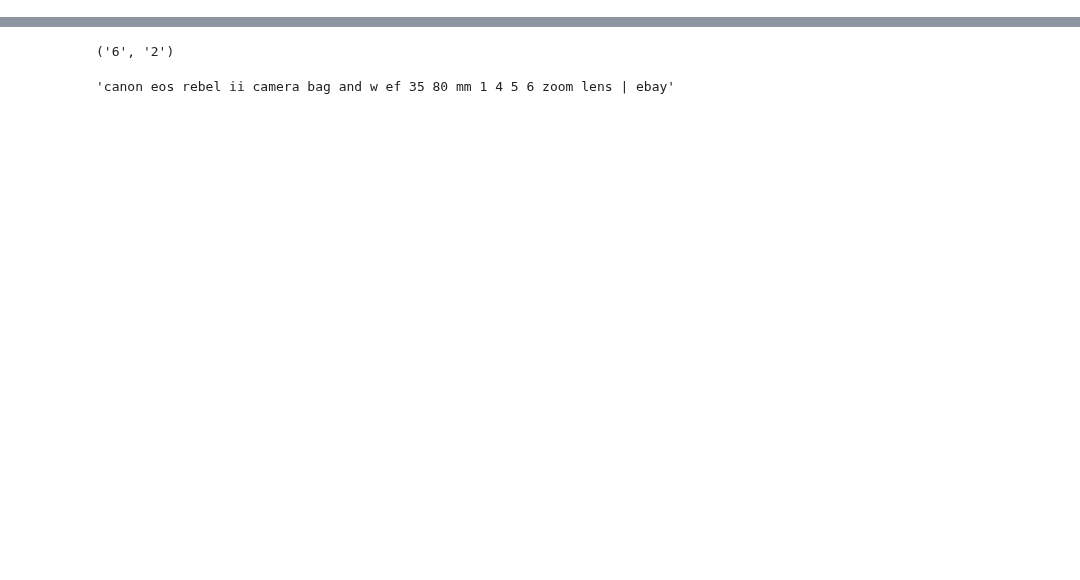
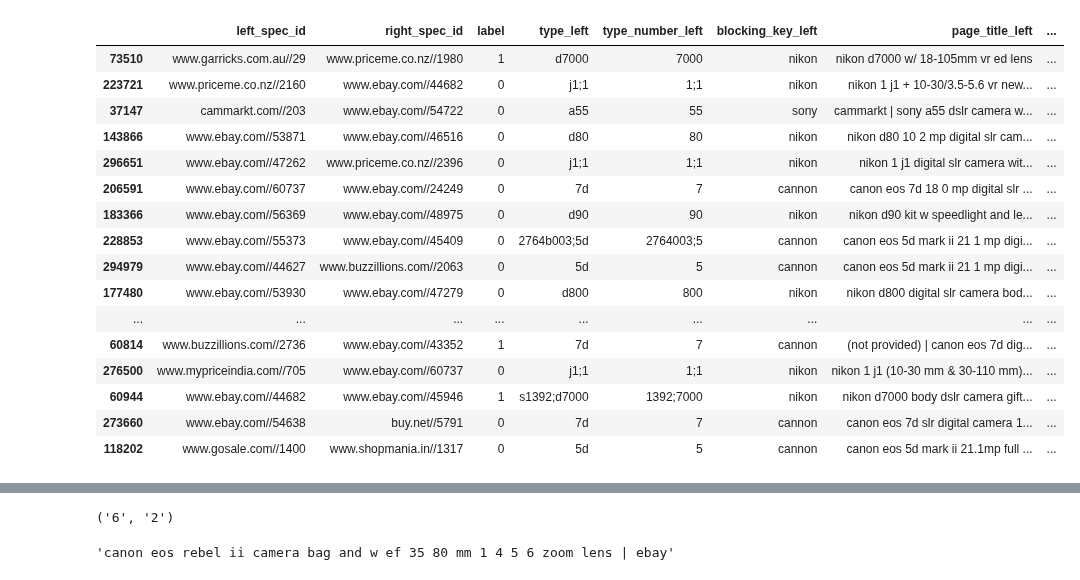
Before and after one commit to greatji/SigmodProgrammingContest2020_code, a Jupyter notebook: Model_1.ipynb, the cells around one changed output, grey strips where cells are left out. Drawn from its saved outputs; the diff is of its cells as text; code cells hidden in the pictures; blank space fills up the shorter version.

```diff
--- a/Model_1.ipynb
+++ b/Model_1.ipynb
@@ -538,6 +538,6 @@ xxxx = pd.read_csv('/home/sunji/EM_sigmod/sigmod_large_labelled_dataset.csv')
 # xxxx.columns = ['left_spec_id', 'right_spec_id', 'left_spec_title', 'right_spec_title']
 # %%
-xxxx = candidates.join(structured_data[['type', 'type_number', 'blocking_key', 'page_title', 'version']], on='left_spec_id', how='inner').join(structured_data[['type', 'type_number', 'blocking_key', 'page_title', 'version']], on='right_spec_id', how='inner', lsuffix='_left', rsuffix='_right')
+xxxx = xxxx.join(structured_data[['type', 'type_number', 'blocking_key', 'page_title', 'version']], on='left_spec_id', how='inner').join(structured_data[['type', 'type_number', 'blocking_key', 'page_title', 'version']], on='right_spec_id', how='inner', lsuffix='_left', rsuffix='_right')
 # %%
 xxxx.to_csv('/home/sunji/EM_sigmod/quickstart_package/label_pairs_with_key_type.csv', index=False)
 # %%
@@ -546,6 +546,26 @@ xxxx.to_csv('/home/sunji/EM_sigmod/pairs_with_key_type.csv', index=False)
 xxxx.to_csv('/home/sunji/EM_sigmod/quickstart_package/candidate_pairs_with_key_type.csv', index=False)
 # %%
 structured_data = structured_data.set_index('spec_id')
+# %%
+xxxx.sample(50)
+# %% [output]
+|  | left_spec_id | right_spec_id | label | type_left | type_number_left | blocking_key_left | page_title_left | ... |
+| 73510 | www.garricks.com.au//29 | www.priceme.co.nz//1980 | 1 | d7000 | 7000 | nikon | nikon d7000 w/ 18-105mm vr ed lens | ... |
+| 223721 | www.priceme.co.nz//2160 | www.ebay.com//44682 | 0 | j1;1 | 1;1 | nikon | nikon 1 j1 + 10-30/3.5-5.6 vr new... | ... |
+| 37147 | cammarkt.com//203 | www.ebay.com//54722 | 0 | a55 | 55 | sony | cammarkt | sony a55 dslr camera w... | ... |
+| 143866 | www.ebay.com//53871 | www.ebay.com//46516 | 0 | d80 | 80 | nikon | nikon d80 10 2 mp digital slr cam... | ... |
+| 296651 | www.ebay.com//47262 | www.priceme.co.nz//2396 | 0 | j1;1 | 1;1 | nikon | nikon 1 j1 digital slr camera wit... | ... |
+| 206591 | www.ebay.com//60737 | www.ebay.com//24249 | 0 | 7d | 7 | cannon | canon eos 7d 18 0 mp digital slr ... | ... |
+| 183366 | www.ebay.com//56369 | www.ebay.com//48975 | 0 | d90 | 90 | nikon | nikon d90 kit w speedlight and le... | ... |
+| 228853 | www.ebay.com//55373 | www.ebay.com//45409 | 0 | 2764b003;5d | 2764003;5 | cannon | canon eos 5d mark ii 21 1 mp digi... | ... |
+| 294979 | www.ebay.com//44627 | www.buzzillions.com//2063 | 0 | 5d | 5 | cannon | canon eos 5d mark ii 21 1 mp digi... | ... |
+| 177480 | www.ebay.com//53930 | www.ebay.com//47279 | 0 | d800 | 800 | nikon | nikon d800 digital slr camera bod... | ... |
+| ... | ... | ... | ... | ... | ... | ... | ... | ... |
+| 60814 | www.buzzillions.com//2736 | www.ebay.com//43352 | 1 | 7d | 7 | cannon | (not provided) | canon eos 7d dig... | ... |
+| 276500 | www.mypriceindia.com//705 | www.ebay.com//60737 | 0 | j1;1 | 1;1 | nikon | nikon 1 j1 (10-30 mm & 30-110 mm)... | ... |
+| 60944 | www.ebay.com//44682 | www.ebay.com//45946 | 1 | s1392;d7000 | 1392;7000 | nikon | nikon d7000 body dslr camera gift... | ... |
+| 273660 | www.ebay.com//54638 | buy.net//5791 | 0 | 7d | 7 | cannon | canon eos 7d slr digital camera 1... | ... |
+| 118202 | www.gosale.com//1400 | www.shopmania.in//1317 | 0 | 5d | 5 | cannon | canon eos 5d mark ii 21.1mp full ... | ... |
 # %%
 def findlong(x):
     return len(str(x['type']).split(';')) == 1
```
Also changed, not shown: parts of 7 cells of this notebook.
